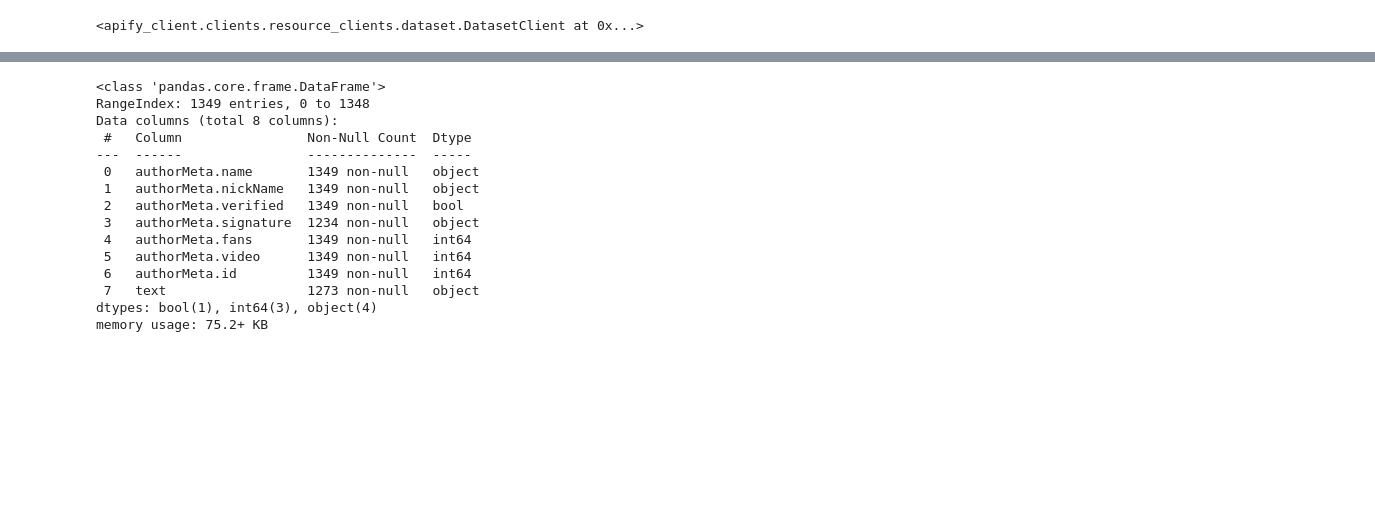
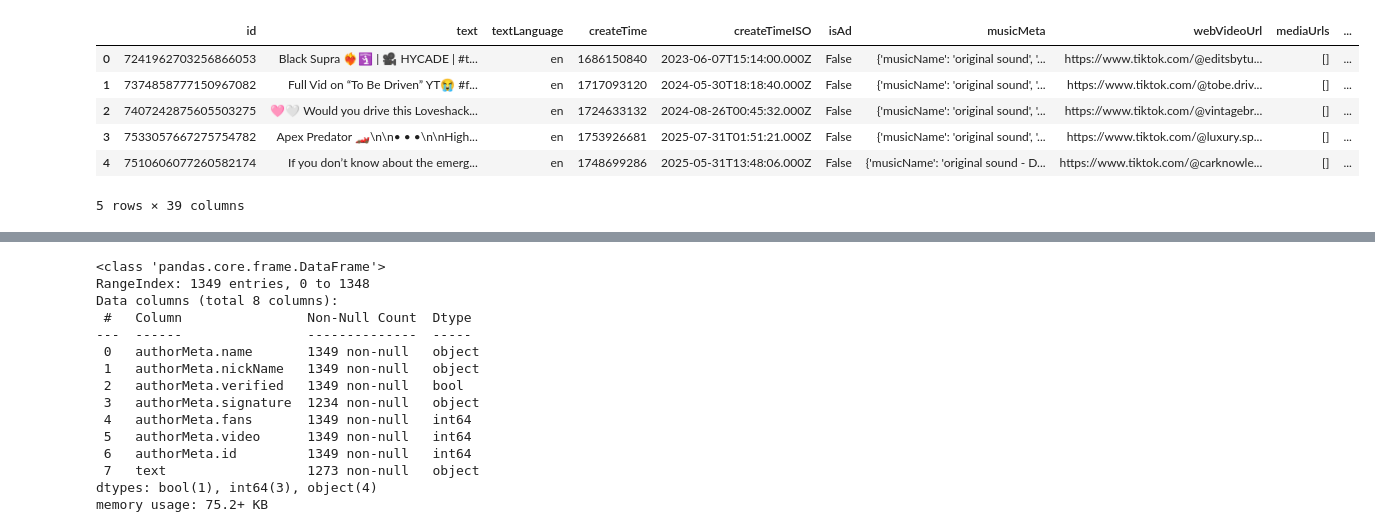
Before and after one commit to snailsqz/Brand2Tiktok, a Jupyter notebook: brand2tiktokTH.ipynb, the cells around one changed output, grey strips where cells are left out. Drawn from its saved outputs; the diff is of its cells as text; code cells hidden in the pictures; blank space fills up the shorter version.

```diff
--- a/brand2tiktokTH.ipynb
+++ b/brand2tiktokTH.ipynb
@@ -100,4 +133,0 @@ for item in client.dataset(run["defaultDatasetId"]).iterate_items():
-# %%
-client.dataset(run["defaultDatasetId"])
-# %% [output]
-<apify_client.clients.resource_clients.dataset.DatasetClient at 0x...>
@@ -107,0 +134,10 @@ df.drop(columns=['authorMeta.avatar','authorMeta.privateAccount','authorMeta.ttS
+# %%
+final_df.head(5)
+# %% [output]
+|  | id | text | textLanguage | createTime | createTimeISO | isAd | musicMeta | webVideoUrl | mediaUrls | ... |
+| 0 | 7241962703256866053 | Black Supra ❤️‍🔥🛐 | 🎥 HYCADE | #t... | en | 1686150840 | 2023-06-07T15:14:00.000Z | False | {'musicName': 'original sound', '... | https://www.tiktok.com/@editsbytu... | [] | ... |
+| 1 | 7374858777150967082 | Full Vid on “To Be Driven” YT😭 #f... | en | 1717093120 | 2024-05-30T18:18:40.000Z | False | {'musicName': 'original sound', '... | https://www.tiktok.com/@tobe.driv... | [] | ... |
+| 2 | 7407242875605503275 | 🩷🤍 Would you drive this Loveshack... | en | 1724633132 | 2024-08-26T00:45:32.000Z | False | {'musicName': 'original sound', '... | https://www.tiktok.com/@vintagebr... | [] | ... |
+| 3 | 7533057667275754782 | Apex Predator 🏎️\n\n• • •\n\nHigh... | en | 1753926681 | 2025-07-31T01:51:21.000Z | False | {'musicName': 'original sound', '... | https://www.tiktok.com/@luxury.sp... | [] | ... |
+| 4 | 7510606077260582174 | If you don’t know about the emerg... | en | 1748699286 | 2025-05-31T13:48:06.000Z | False | {'musicName': 'original sound - D... | https://www.tiktok.com/@carknowle... | [] | ... |
+5 rows × 39 columns
```
Also changed, not shown: parts of 8 cells of this notebook, 1 other file.
